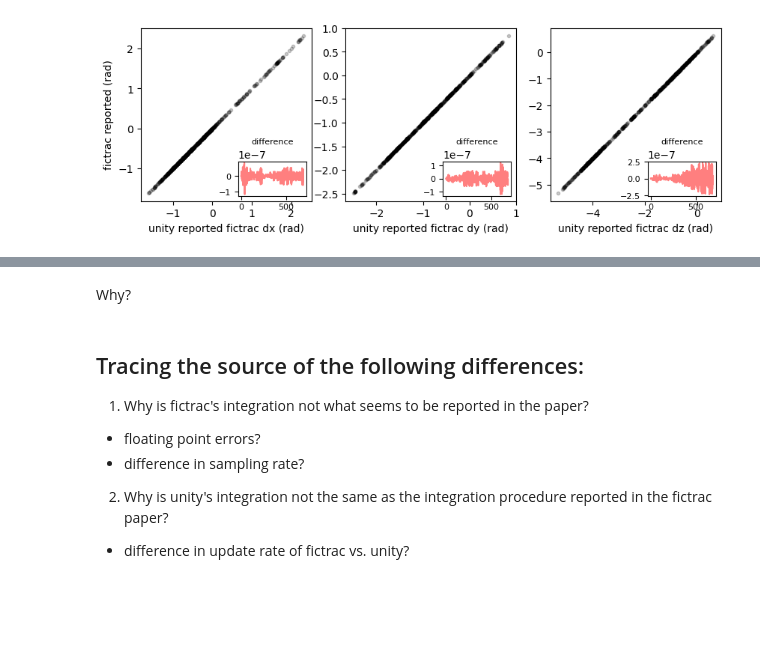
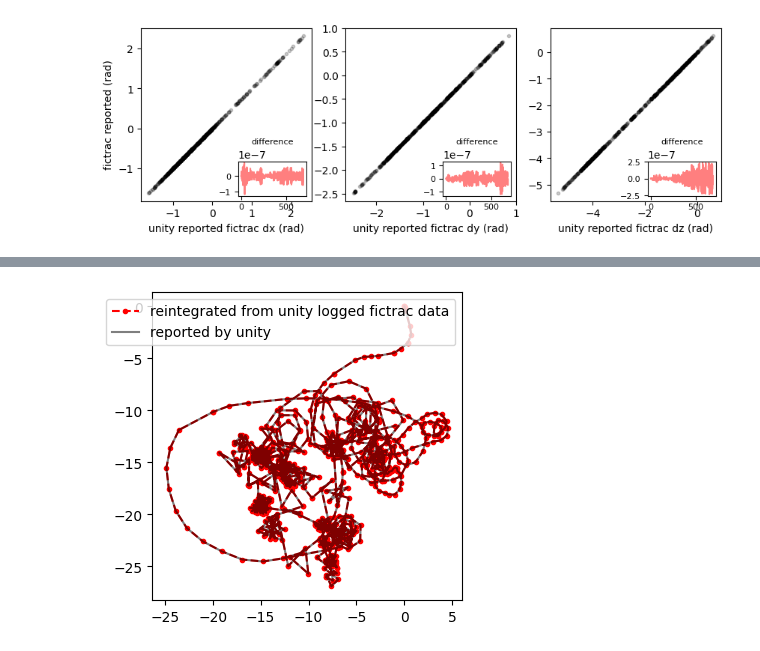
Before and after one commit to AishaHamid201/unityvr_SC, a Jupyter notebook: unityvr/scripts/unityFictracIntegrationTest.ipynb, the cells around one changed output, grey strips where cells are left out. Drawn from its saved outputs; the diff is of its cells as text; code cells hidden in the pictures; blank space fills up the shorter version.

```diff
--- a/unityvr/scripts/unityFictracIntegrationTest.ipynb
+++ b/unityvr/scripts/unityFictracIntegrationTest.ipynb
@@ -278,11 +286,11 @@ plt.plot(unityDf['rescaled_x'], unityDf['rescaled_y'], 'k.-');
-# %% [markdown]
-Why?
-# %% [markdown]
-## Tracing the source of the following differences:
-
-1. Why is fictrac's integration not what seems to be reported in the paper?
- - floating point errors?
- - difference in sampling rate?
-
-2. Why is unity's integration not the same as the integration procedure reported in the fictrac paper?
-- difference in update rate of fictrac vs. unity?
+# %%
+## full unity integration
+uniqueFrameDf['integrated_z'] = np.cumsum(-uniqueFrameDf['dz_fictrac'])%(2*np.pi)
+uniqueFrameDf['integrated_x'], uniqueFrameDf['integrated_y'] = compute_xy_unity(uniqueFrameDf['dx_fictrac'].values, uniqueFrameDf['dy_fictrac'].values, uniqueFrameDf['integrated_z'].values, 0.0, 0.0)
+# %%
+plt.figure(figsize = (4,4))
+plt.plot(uniqueFrameDf['integrated_x'], uniqueFrameDf['integrated_y'],'r.--',label='reintegrated from unity logged fictrac data');
+plt.plot(uniqueFrameDf['x']/uvrTest.metadata['ballRad'], -uniqueFrameDf['y']/uvrTest.metadata['ballRad'],'k-',alpha=0.5,label='reported by unity');
+plt.legend();
+# %% [output]
+[figure, added]
```
Also changed, not shown: parts of 36 cells of this notebook, 1 other file.
